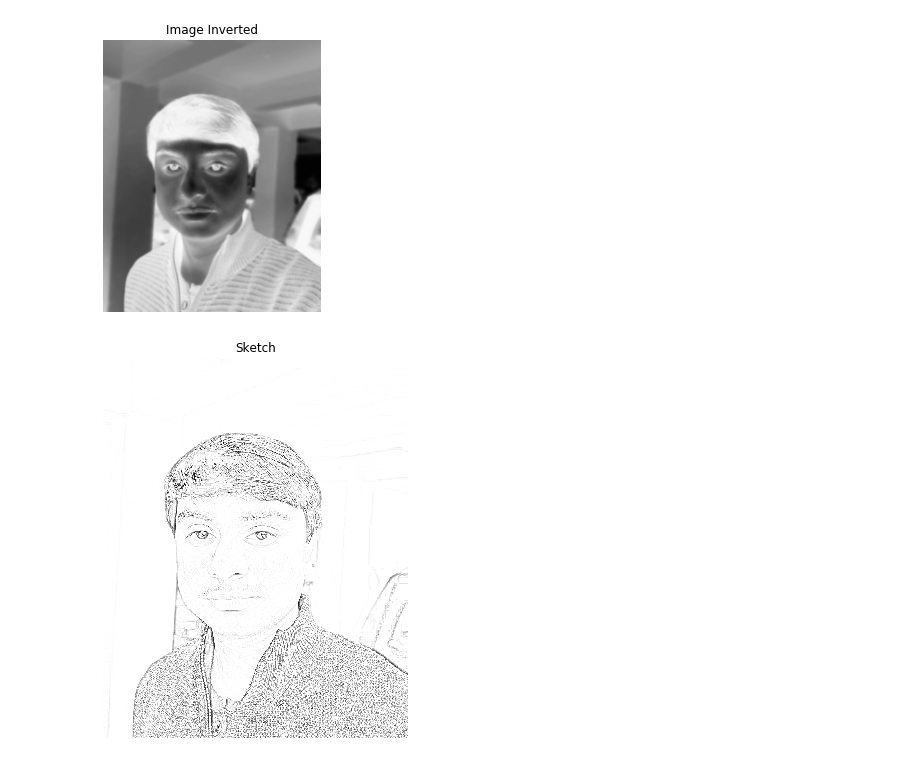
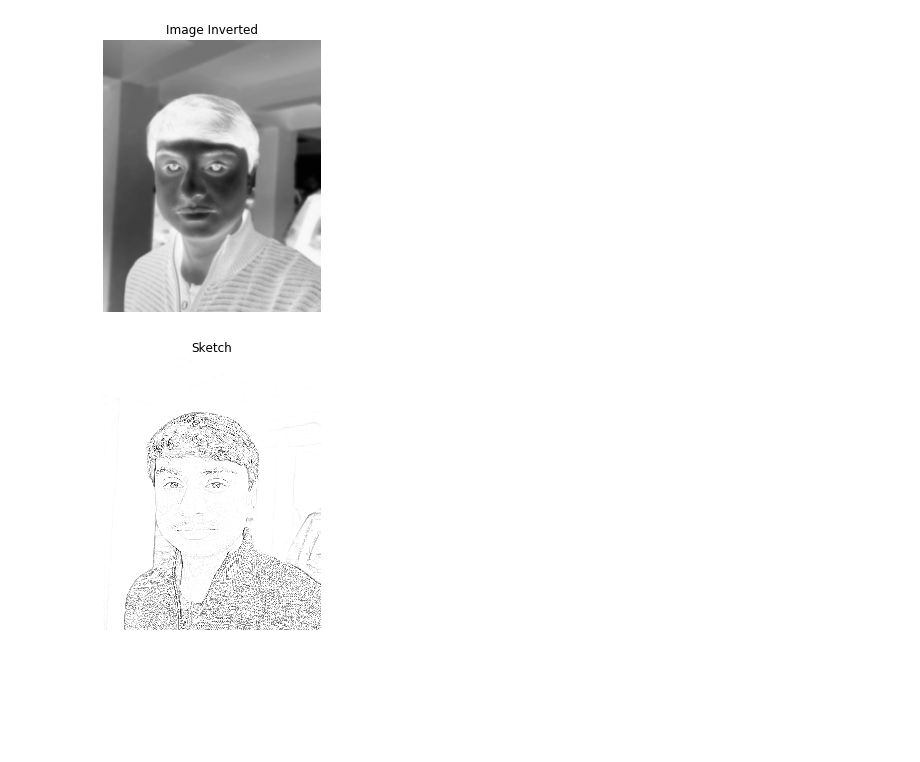
Before and after one commit to Somsubhra1/Pencil-Sketch, a Jupyter notebook: Main.ipynb, the cells around one changed output. Saved outputs shown, nothing was run; the diff lists cells and outputs as text; code cells hidden in the pictures; blank space fills up the shorter version.

Commit message:
changed output sketch image sizes

```diff
--- a/Main.ipynb
+++ b/Main.ipynb
@@ -49,6 +49,6 @@ def dodgeV2(x, y):
     return cv2.divide(x, 255 - y, scale=256)
 # %%
 final_img = dodgeV2(img_gray, img_smoothing)
-displayImage(final_img, title="Sketch", size=(7, 7))
+displayImage(final_img, title="Sketch", size=(5, 5))
 # %% [output]
-[figure, old version]
+[figure, new version]
```
Also changed, not shown: 1 other file.
